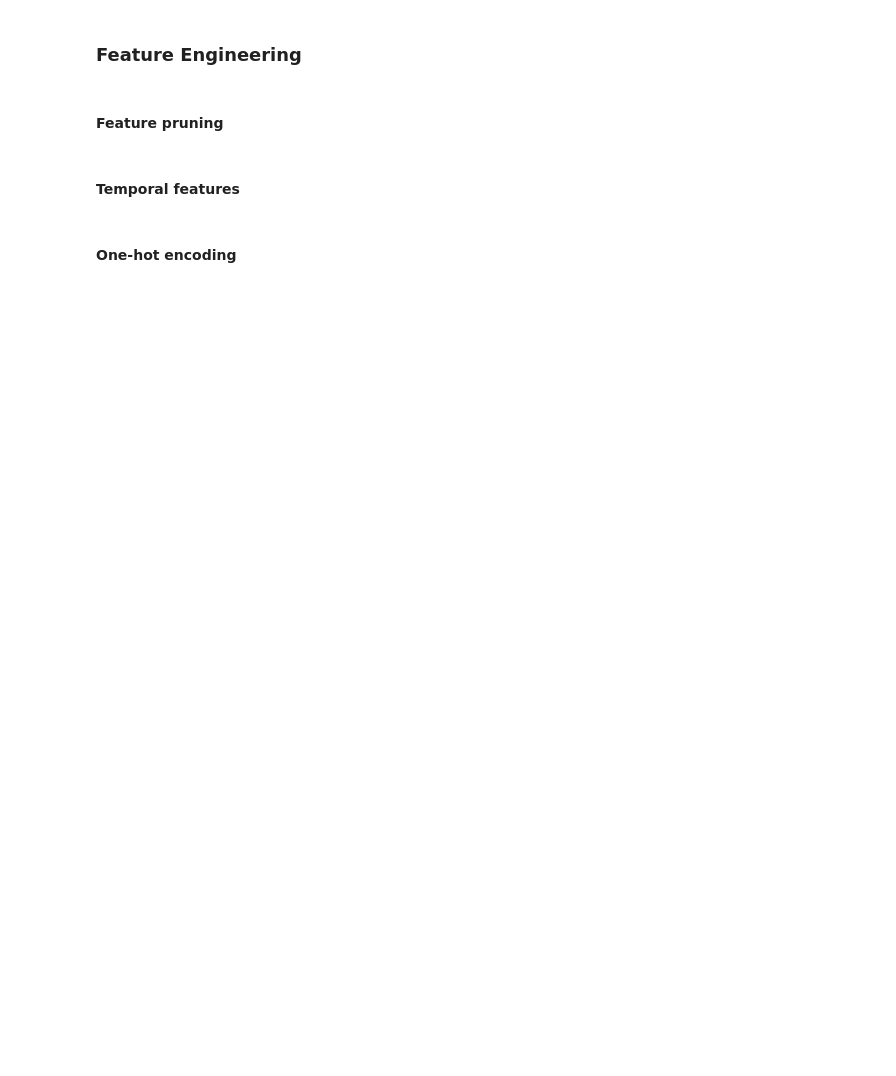
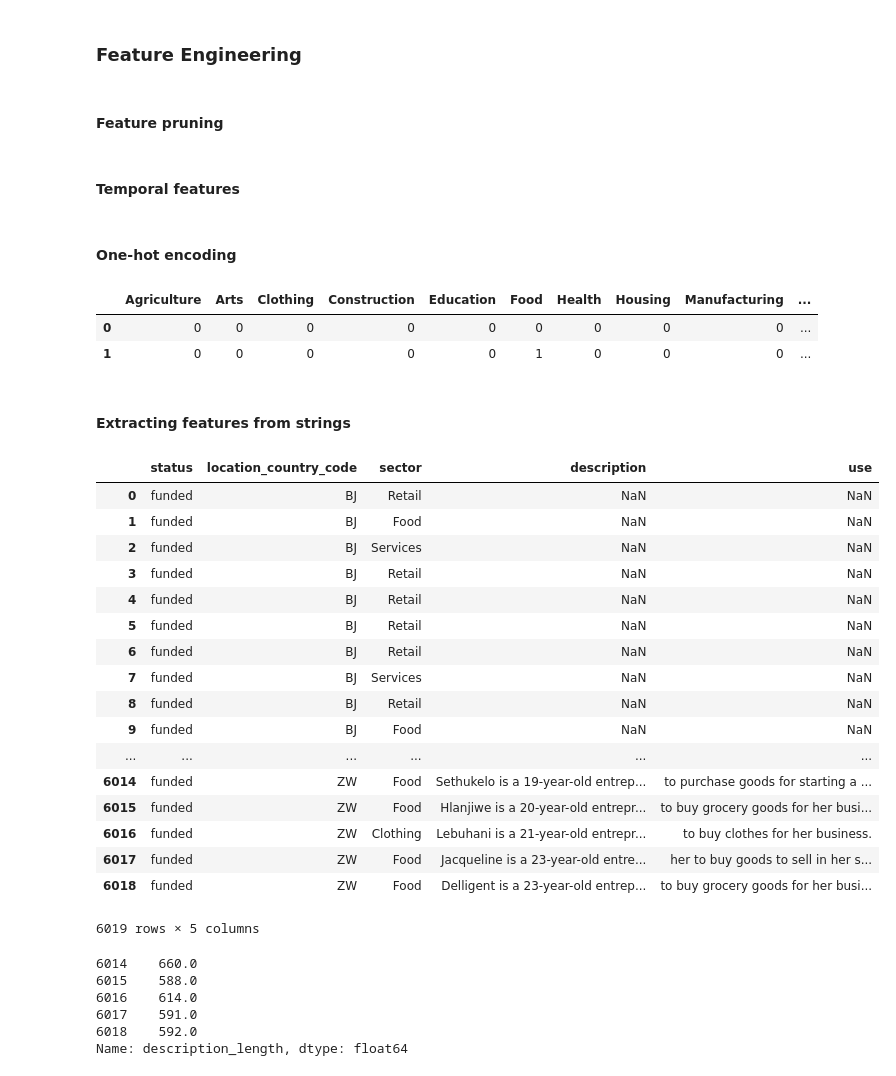
Before and after one commit to jenni4j/ML-from-scratch, a Jupyter notebook: EDA_Template.ipynb, the cells around one changed output. Saved outputs shown, nothing was run; the diff lists cells and outputs as text; code cells hidden in the pictures; blank space fills up the shorter version.

```diff
--- a/EDA_Template.ipynb
+++ b/EDA_Template.ipynb
@@ -362,3 +362,44 @@ df_test = df
 #df_test['days_to_fund'] = df_test['time_to_fund'].dt.days
 # %% [markdown]
 #### One-hot encoding
+# %%
+# converting categorical or string data into a binary
+pd.get_dummies(df.sector).head(n=2)
+# %% [output]
+|  | Agriculture | Arts | Clothing | Construction | Education | Food | Health | Housing | Manufacturing | ... |
+| 0 | 0 | 0 | 0 | 0 | 0 | 0 | 0 | 0 | 0 | ... |
+| 1 | 0 | 0 | 0 | 0 | 0 | 1 | 0 | 0 | 0 | ... |
+# %% [markdown]
+#### Extracting features from strings
+# %%
+#df.get_dtype_counts()
+df.select_dtypes(include=[object])
+# %% [output]
+|  | status | location_country_code | sector | description | use |
+| 0 | funded | BJ | Retail | NaN | NaN |
+| 1 | funded | BJ | Food | NaN | NaN |
+| 2 | funded | BJ | Services | NaN | NaN |
+| 3 | funded | BJ | Retail | NaN | NaN |
+| 4 | funded | BJ | Retail | NaN | NaN |
+| 5 | funded | BJ | Retail | NaN | NaN |
+| 6 | funded | BJ | Retail | NaN | NaN |
+| 7 | funded | BJ | Services | NaN | NaN |
+| 8 | funded | BJ | Retail | NaN | NaN |
+| 9 | funded | BJ | Food | NaN | NaN |
+| ... | ... | ... | ... | ... | ... |
+| 6014 | funded | ZW | Food | Sethukelo is a 19-year-old entrep... | to purchase goods for starting a ... |
+| 6015 | funded | ZW | Food | Hlanjiwe is a 20-year-old entrepr... | to buy grocery goods for her busi... |
+| 6016 | funded | ZW | Clothing | Lebuhani is a 21-year-old entrepr... | to buy clothes for her business. |
+| 6017 | funded | ZW | Food | Jacqueline is a 23-year-old entre... | her to buy goods to sell in her s... |
+| 6018 | funded | ZW | Food | Delligent is a 23-year-old entrep... | to buy grocery goods for her busi... |
+6019 rows × 5 columns
+# %%
+df['description_length'] = df.description.str.len()
+df['description_length'].tail()
+# %% [output]
+6014    660.0
+6015    588.0
+6016    614.0
+6017    591.0
+6018    592.0
+Name: description_length, dtype: float64
```
Also changed, not shown: parts of 28 cells of this notebook, 1 other file.
